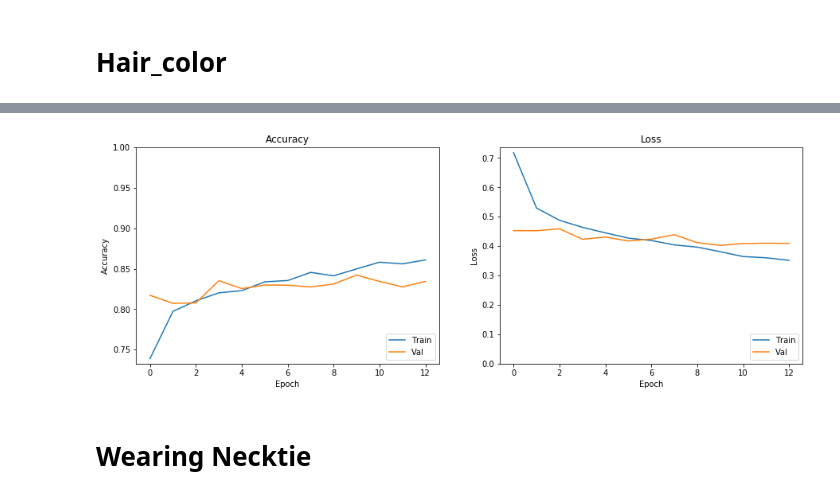
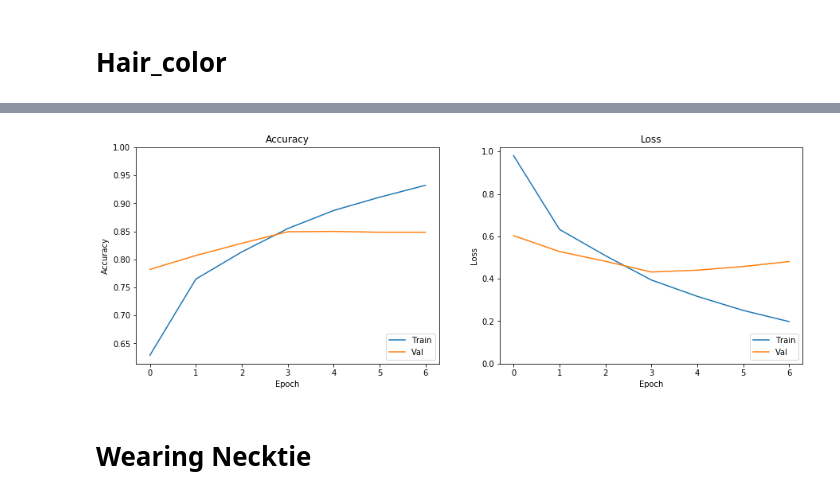
Before and after one commit to taltole/Facial_Attributes_Detection, a Jupyter notebook: Notebooks/Find_best_model.ipynb, the cells around one changed output, grey strips where cells are left out. Cells and saved outputs as stored; diff of their text form; code cells hidden in the pictures.

```diff
--- a/Notebooks/Find_best_model.ipynb
+++ b/Notebooks/Find_best_model.ipynb
@@ -219,7 +219,7 @@ find_best_model(PATH_JSON, 'Hair_color')
 # %%
-acc_loss_graph('/home/ubuntu/sheryl/Facial_Attributes_Detection/json/Vggface7_Hair_color.json')
+acc_loss_graph('/home/ubuntu/sheryl/Facial_Attributes_Detection/json/ResNet507_Hair_color.json')
 # %% [output]
-[figure, old version]
+[figure, new version]
 # %% [markdown]
 # Wearing Necktie
 # %%
```
Also changed, not shown: parts of 1 cell of this notebook.
